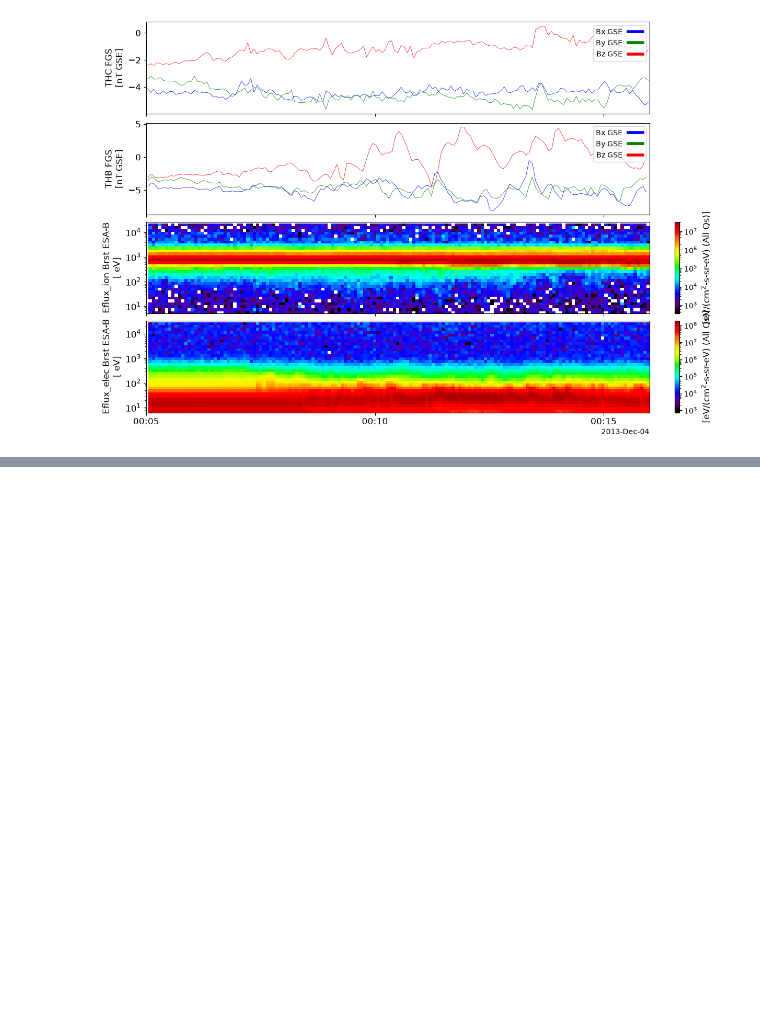
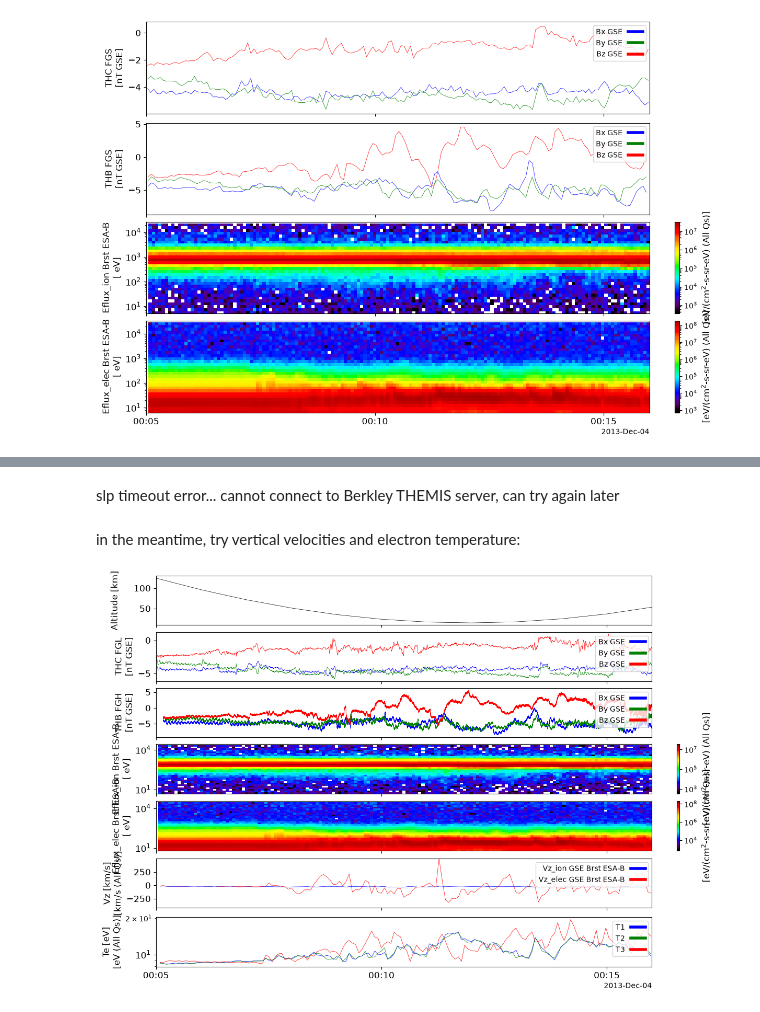
Before and after one commit to yulunwu000/artemis-lunar-plasma, a Jupyter notebook: notebooks/02_sawyer_reproduction.ipynb, the cells around one changed output, grey strips where cells are left out. Saved outputs shown, nothing was run; the diff lists cells and outputs as text; code cells hidden in the pictures; blank space fills up the shorter version.

```diff
--- a/notebooks/02_sawyer_reproduction.ipynb
+++ b/notebooks/02_sawyer_reproduction.ipynb
@@ -231,0 +248,23 @@ ValueError: too many values to unpack (expected 2)
+# %% [markdown]
+slp timeout error... cannot connect to Berkley THEMIS server, can try again later
+# %% [markdown]
+in the meantime, try vertical velocities and electron temperature:
+# %%
+from pyspedas import split_vec
+
+# (g) Vz of ions and electrons
+split_vec('thb_peib_velocity_gse')
+split_vec('thb_peeb_velocity_gse')
+store_data('thb_vz', data=['thb_peib_velocity_gse_z', 'thb_peeb_velocity_gse_z'])
+options('thb_peib_velocity_gse_z', 'color', 'b')
+options('thb_peeb_velocity_gse_z', 'color', 'r')
+options('thb_vz', 'ytitle', 'Vz [km/s]')
+
+# (i) electron temperature in field aligned components
+options('thb_peeb_magt3', 'legend_names', ['T1', 'T2', 'T3'])
+options('thb_peeb_magt3', 'ytitle', 'Te [eV]')
+
+tplot(['thb_alt', 'thc_fgl_gse', 'thb_fgh_gse', 'thb_peib_en_eflux',
+       'thb_peeb_en_eflux', 'thb_vz', 'thb_peeb_magt3'])
+# %% [output]
+[figure, added]
```
Also changed, not shown: parts of 3 cells of this notebook.
